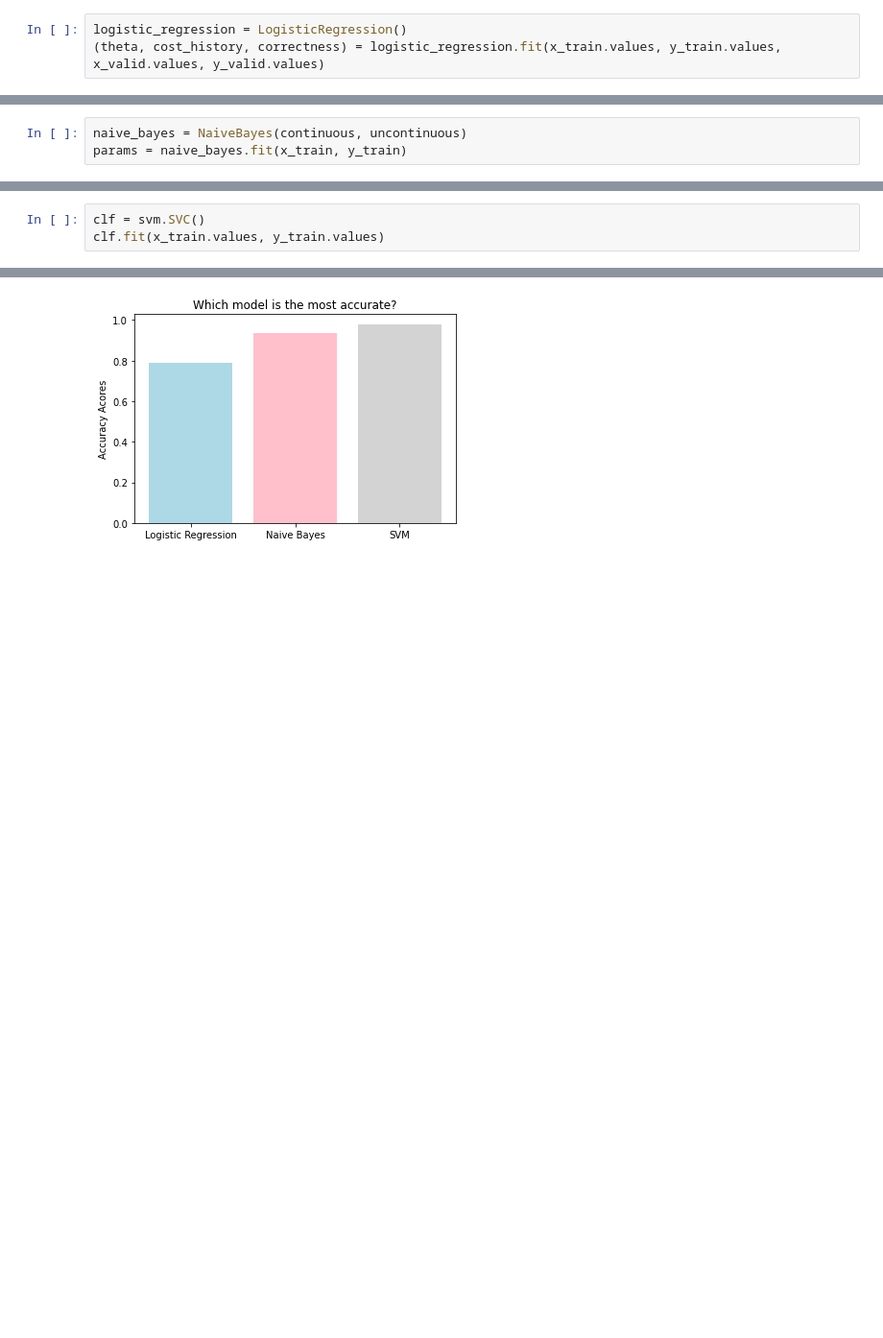
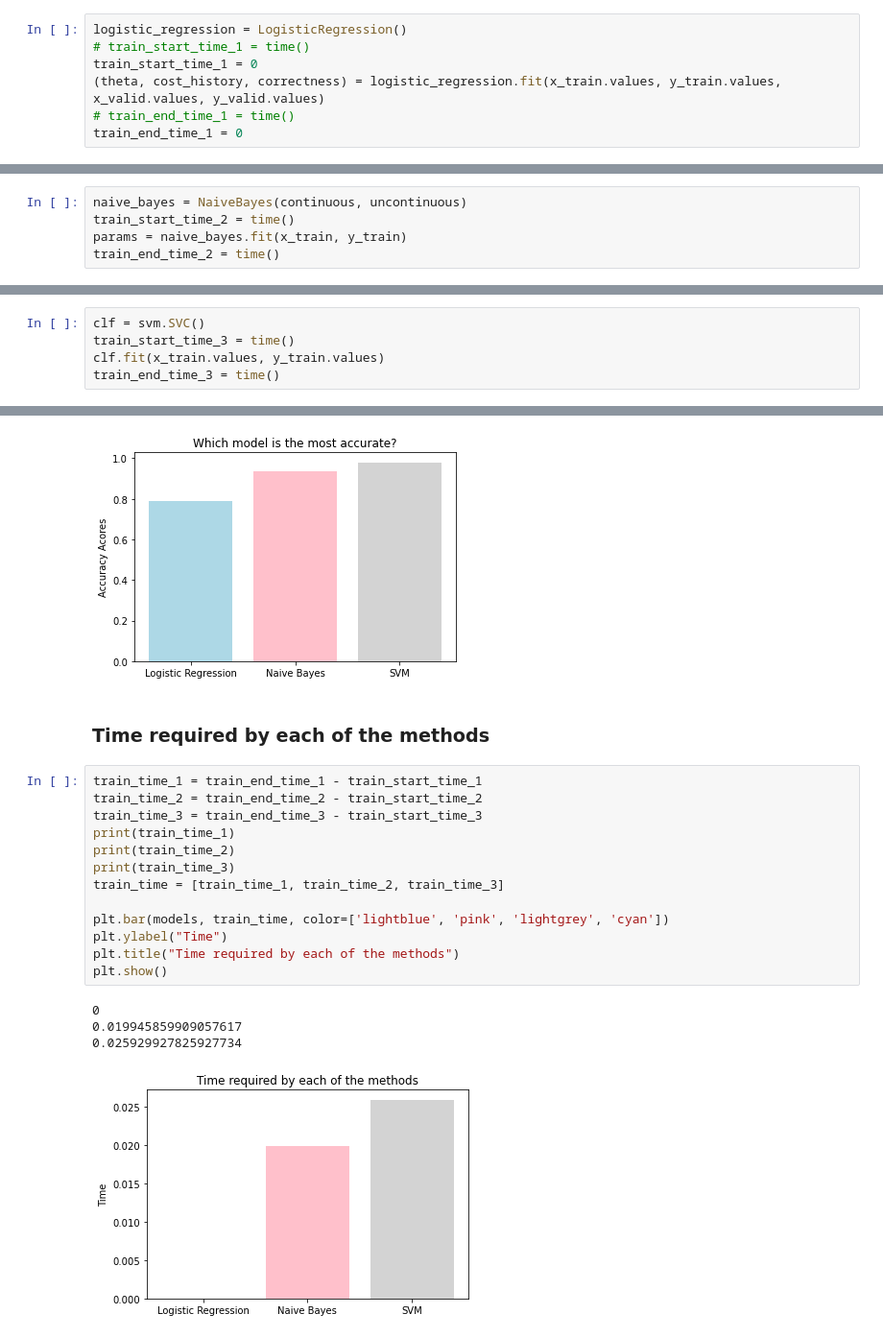
Before and after one commit to CKKKKKKKKK/Machine-Learning, a Jupyter notebook: Project/Project1/main.ipynb, the cells around one changed output, grey strips where cells are left out. Shown at 96% size. Drawn from its saved outputs; the diff is of its cells as text; blank space fills up the shorter version.

Commit message:
Add time measuring

```diff
--- a/Project/Project1/main.ipynb
+++ b/Project/Project1/main.ipynb
@@ -380,5 +381,9 @@ print(x_train[0 : 1])
 ### Train Logistic Regression Model
 # %%
 logistic_regression = LogisticRegression()
+# train_start_time_1 = time()
+train_start_time_1 = 0
 (theta, cost_history, correctness) = logistic_regression.fit(x_train.values, y_train.values, x_valid.values, y_valid.values)
+# train_end_time_1 = time()
+train_end_time_1 = 0
 # %% [output]
@@ -479,7 +484,9 @@ uncontinuous = [
 ]
 # %%
 naive_bayes = NaiveBayes(continuous, uncontinuous)
+train_start_time_2 = time()
 params = naive_bayes.fit(x_train, y_train)
+train_end_time_2 = time()
 # %% [markdown]
 #### Print parameters
 # %%
@@ -490,4 +497,6 @@ Parameters of Naive Bayes Model:  {0: {'prior': 0.5, 'likelihood_con': {'battery
 ### Train SVM Model
 # %%
 clf = svm.SVC()
+train_start_time_3 = time()
 clf.fit(x_train.values, y_train.values)
+train_end_time_3 = time()
@@ -530,3 +537,23 @@ plt.title("Which model is the most accurate?")
 plt.show()
 # %% [output]
 [figure]
+# %% [markdown]
+### Time required by each of the methods
+# %%
+train_time_1 = train_end_time_1 - train_start_time_1
+train_time_2 = train_end_time_2 - train_start_time_2
+train_time_3 = train_end_time_3 - train_start_time_3
+print(train_time_1)
+print(train_time_2)
+print(train_time_3)
+train_time = [train_time_1, train_time_2, train_time_3]
+
+plt.bar(models, train_time, color=['lightblue', 'pink', 'lightgrey', 'cyan'])
+plt.ylabel("Time")
+plt.title("Time required by each of the methods")
+plt.show()
+# %% [output]
+0
+0.019945859909057617
+0.025929927825927734
+[figure, added]
```
Also changed, not shown: parts of 8 cells of this notebook.
